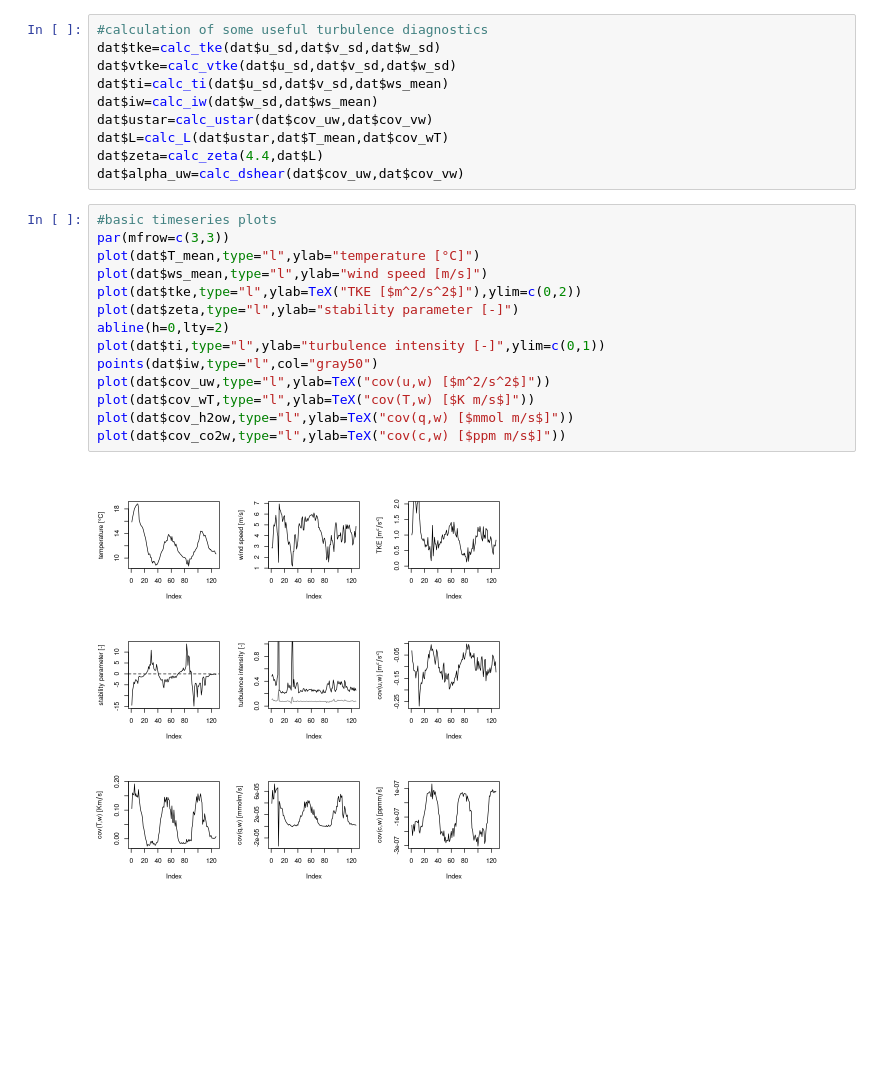
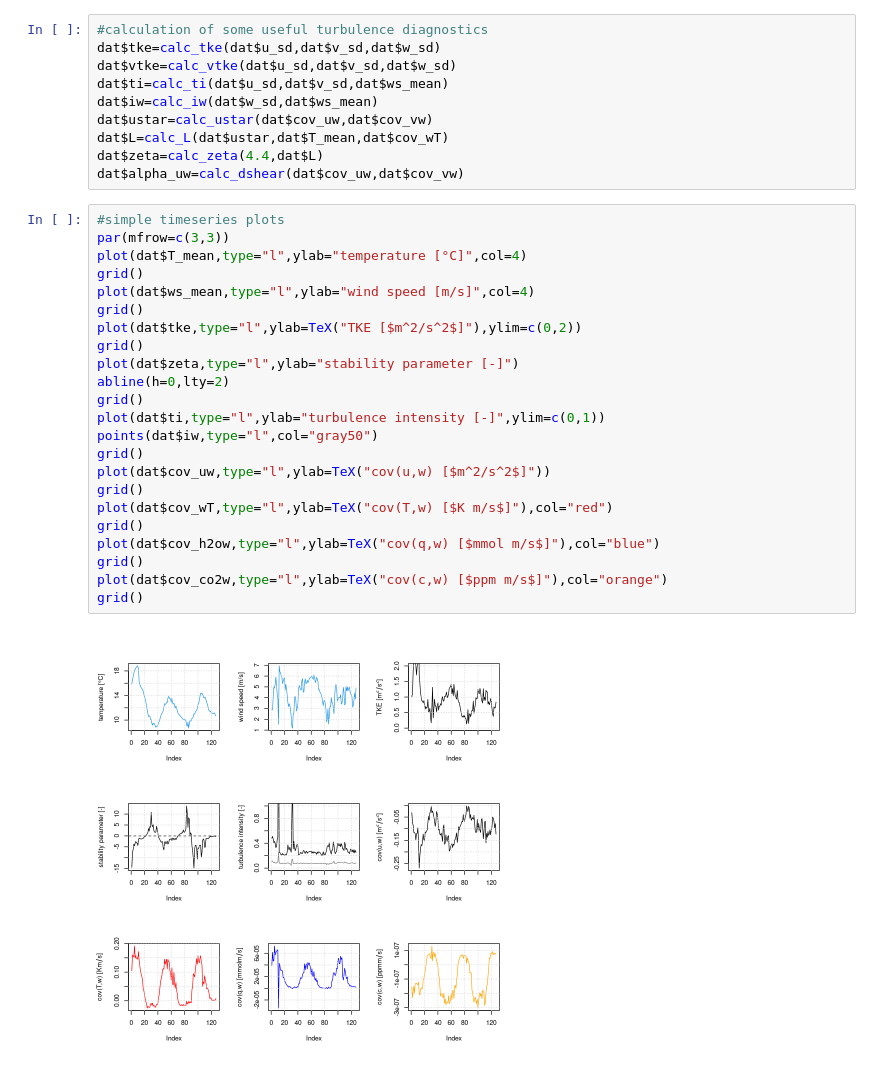
Before and after one commit to noctiluc3nt/ec_analyze, a Jupyter notebook: notebooks/02_basic-turbulence-diagnostics.ipynb, the cells around one changed output. Saved outputs shown, nothing was run; the diff lists cells and outputs as text; blank space fills up the shorter version.

```diff
--- a/notebooks/02_basic-turbulence-diagnostics.ipynb
+++ b/notebooks/02_basic-turbulence-diagnostics.ipynb
@@ -40,18 +42,27 @@ dat$L=calc_L(dat$ustar,dat$T_mean,dat$cov_wT)
 dat$zeta=calc_zeta(4.4,dat$L)
 dat$alpha_uw=calc_dshear(dat$cov_uw,dat$cov_vw)
 # %%
-#basic timeseries plots
+#simple timeseries plots
 par(mfrow=c(3,3))
-plot(dat$T_mean,type="l",ylab="temperature [°C]")
-plot(dat$ws_mean,type="l",ylab="wind speed [m/s]")
+plot(dat$T_mean,type="l",ylab="temperature [°C]",col=4)
+grid()
+plot(dat$ws_mean,type="l",ylab="wind speed [m/s]",col=4)
+grid()
 plot(dat$tke,type="l",ylab=TeX("TKE [$m^2/s^2$]"),ylim=c(0,2))
+grid()
 plot(dat$zeta,type="l",ylab="stability parameter [-]")
 abline(h=0,lty=2)
+grid()
 plot(dat$ti,type="l",ylab="turbulence intensity [-]",ylim=c(0,1))
 points(dat$iw,type="l",col="gray50")
+grid()
 plot(dat$cov_uw,type="l",ylab=TeX("cov(u,w) [$m^2/s^2$]"))
-plot(dat$cov_wT,type="l",ylab=TeX("cov(T,w) [$K m/s$]"))
-plot(dat$cov_h2ow,type="l",ylab=TeX("cov(q,w) [$mmol m/s$]"))
-plot(dat$cov_co2w,type="l",ylab=TeX("cov(c,w) [$ppm m/s$]"))
+grid()
+plot(dat$cov_wT,type="l",ylab=TeX("cov(T,w) [$K m/s$]"),col="red")
+grid()
+plot(dat$cov_h2ow,type="l",ylab=TeX("cov(q,w) [$mmol m/s$]"),col="blue")
+grid()
+plot(dat$cov_co2w,type="l",ylab=TeX("cov(c,w) [$ppm m/s$]"),col="orange")
+grid()
 # %% [output]
-[figure, old version]
+[figure, new version]
```
Also changed, not shown: parts of 9 cells of this notebook, 33 other files.
